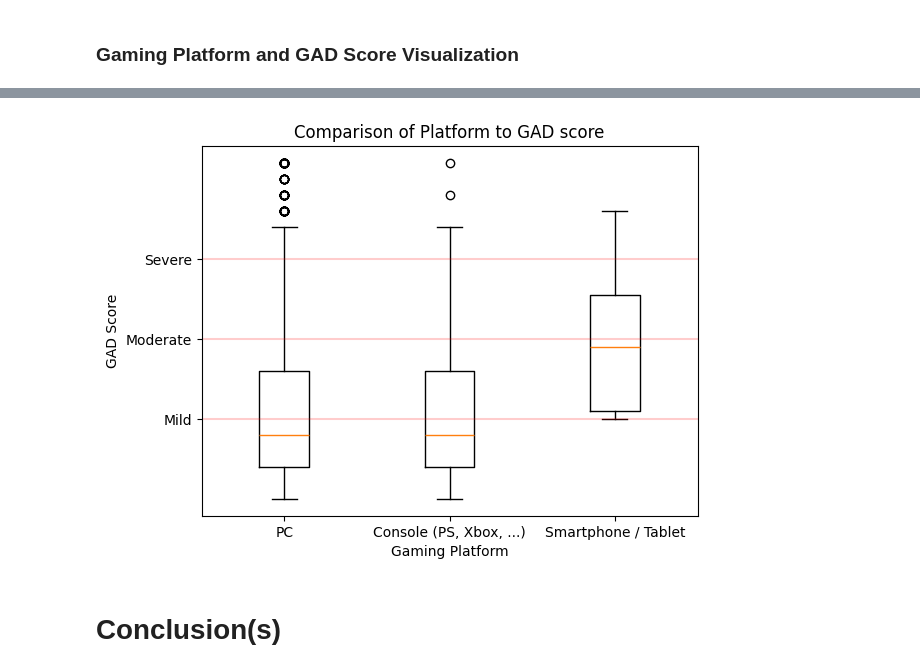
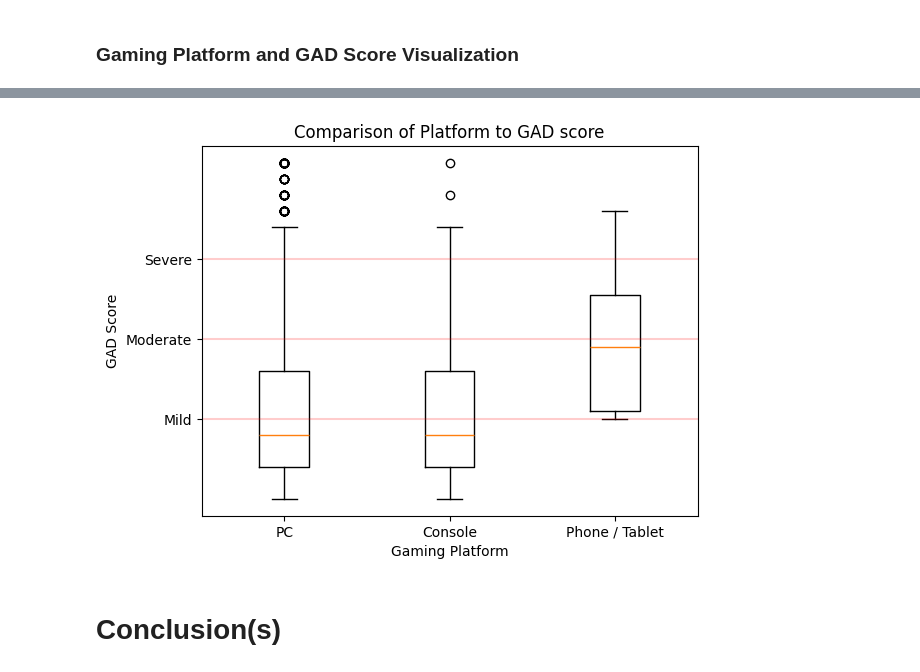
Before and after one commit to amallred/gaming-mental-health-analysis, a Jupyter notebook: notebooks/final_analysis.ipynb, the cells around one changed output, grey strips where cells are left out. Cells and saved outputs as stored; diff of their text form; code cells hidden in the pictures.

Commit message:
shortened platform descriptions

```diff
--- a/notebooks/final_analysis.ipynb
+++ b/notebooks/final_analysis.ipynb
@@ -385,24 +385,24 @@ Length: 3, dtype: str
 # %%
 plt.boxplot(
     [platform_GAD_response[platform_GAD_response['platform'] == 'PC']['GAD_total'],
-    platform_GAD_response[platform_GAD_response['platform'] == 'Console (PS, Xbox, ...)']['GAD_total'],
-    platform_GAD_response[platform_GAD_response['platform'] == 'Smartphone / Tablet']['GAD_total']
+    platform_GAD_response[platform_GAD_response['platform'] == 'Console']['GAD_total'],
+    platform_GAD_response[platform_GAD_response['platform'] == 'Phone / Tablet']['GAD_total']
     ],
-    tick_labels=['PC', 'Console (PS, Xbox, ...)', 'Smartphone / Tablet']
+    tick_labels=['PC', 'Console', 'Phone / Tablet']
 )
 
 plt.yticks(ticks=[5,10, 15],
             labels=['Mild', 'Moderate', 'Severe'])
 plt.axhline(y=5, color='r', linestyle='-', alpha = 0.2)
 plt.axhline(y=10, color='r', linestyle='-', alpha = 0.2)
 plt.axhline(y=15, color='r', linestyle='-', alpha = 0.2)
 
 plt.xlabel('Gaming Platform')
 plt.ylabel('GAD Score')
 plt.title('Comparison of Platform to GAD score')
 
 plt.show()
 # %% [output]
-[figure, old version]
+[figure, new version]
 # %% [markdown]
 # Conclusion(s)
```
Also changed, not shown: parts of 2 cells of this notebook, 4 other files.
